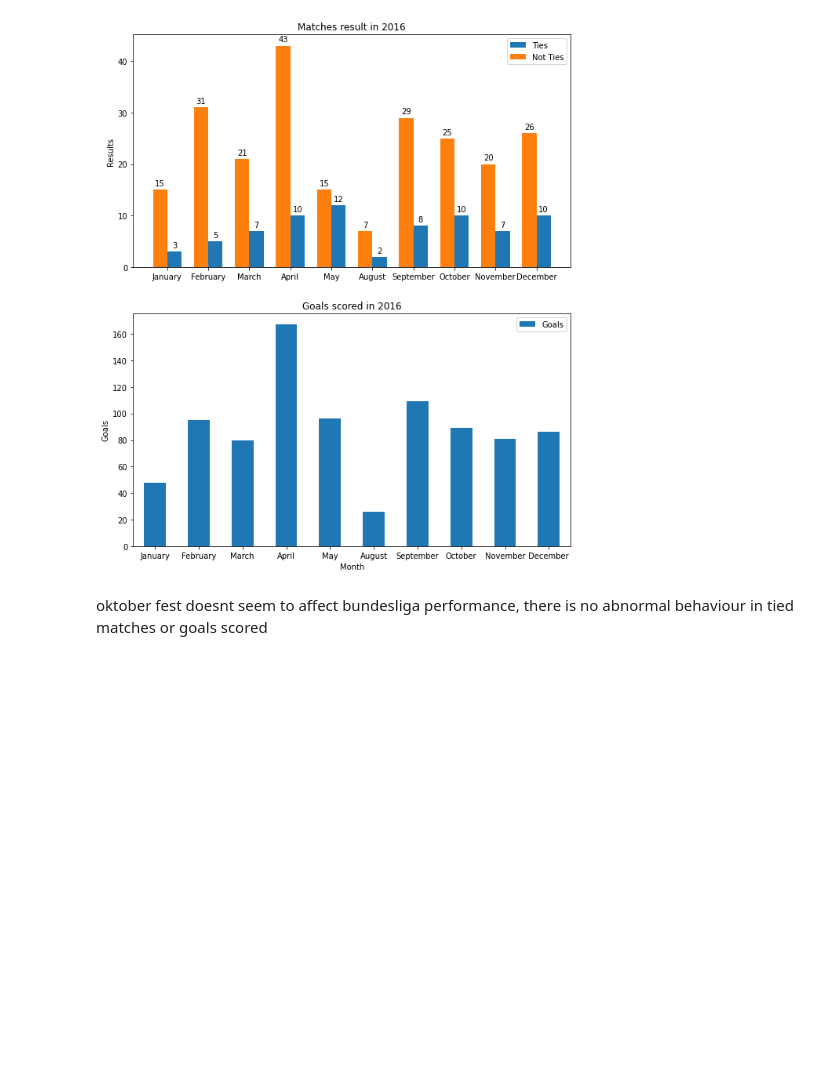
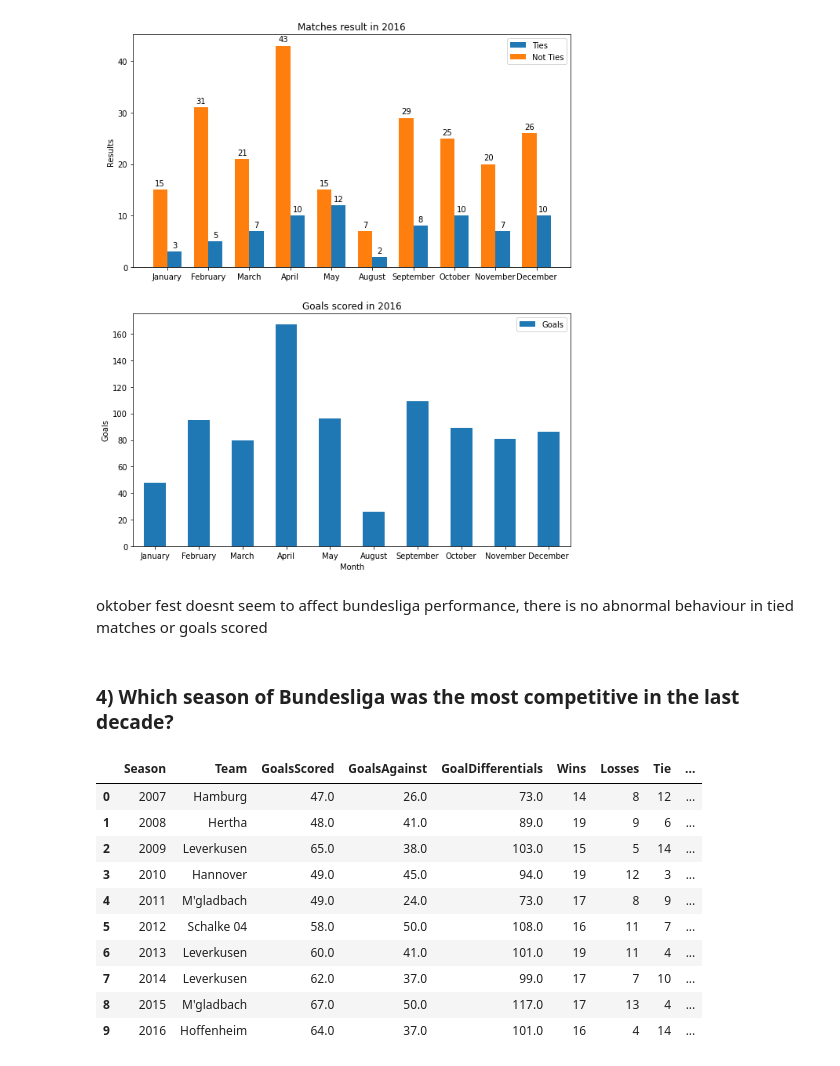
Before and after one commit to gabaghul/pyspark-study, a Jupyter notebook: study.ipynb, the cells around one changed output. Cells and saved outputs as stored; diff of their text form; code cells hidden in the pictures; blank space fills up the shorter version.

```diff
--- a/study.ipynb
+++ b/study.ipynb
@@ -426,3 +426,24 @@ plotQuestionThreeResults(
 [figure]
 # %% [markdown]
 oktober fest doesnt seem to affect bundesliga performance, there is no abnormal behaviour in tied matches or goals scored
+# %% [markdown]
+### 4) Which season of Bundesliga was the most competitive in the last decade?
+# %%
+# table.filter((col('TeamPosition') == 17) | (col('TeamPosition') == 18)).orderBy(desc('Season')).toPandas()
+competitive_table_first = table.filter((col('TeamPosition') == 1))
+competitive_table_second = table.filter((col('TeamPosition') == 2))
+competitive_table_third = table.filter((col('TeamPosition') == 3))
+competitive_table_fourth = table.filter((col('TeamPosition') == 4))
+competitive_table_fourth.toPandas()
+# %% [output]
+|  | Season | Team | GoalsScored | GoalsAgainst | GoalDifferentials | Wins | Losses | Tie | ... |
+| 0 | 2007 | Hamburg | 47.0 | 26.0 | 73.0 | 14 | 8 | 12 | ... |
+| 1 | 2008 | Hertha | 48.0 | 41.0 | 89.0 | 19 | 9 | 6 | ... |
+| 2 | 2009 | Leverkusen | 65.0 | 38.0 | 103.0 | 15 | 5 | 14 | ... |
+| 3 | 2010 | Hannover | 49.0 | 45.0 | 94.0 | 19 | 12 | 3 | ... |
+| 4 | 2011 | M'gladbach | 49.0 | 24.0 | 73.0 | 17 | 8 | 9 | ... |
+| 5 | 2012 | Schalke 04 | 58.0 | 50.0 | 108.0 | 16 | 11 | 7 | ... |
+| 6 | 2013 | Leverkusen | 60.0 | 41.0 | 101.0 | 19 | 11 | 4 | ... |
+| 7 | 2014 | Leverkusen | 62.0 | 37.0 | 99.0 | 17 | 7 | 10 | ... |
+| 8 | 2015 | M'gladbach | 67.0 | 50.0 | 117.0 | 17 | 13 | 4 | ... |
+| 9 | 2016 | Hoffenheim | 64.0 | 37.0 | 101.0 | 16 | 4 | 14 | ... |
```
Also changed, not shown: parts of 3 cells of this notebook.
